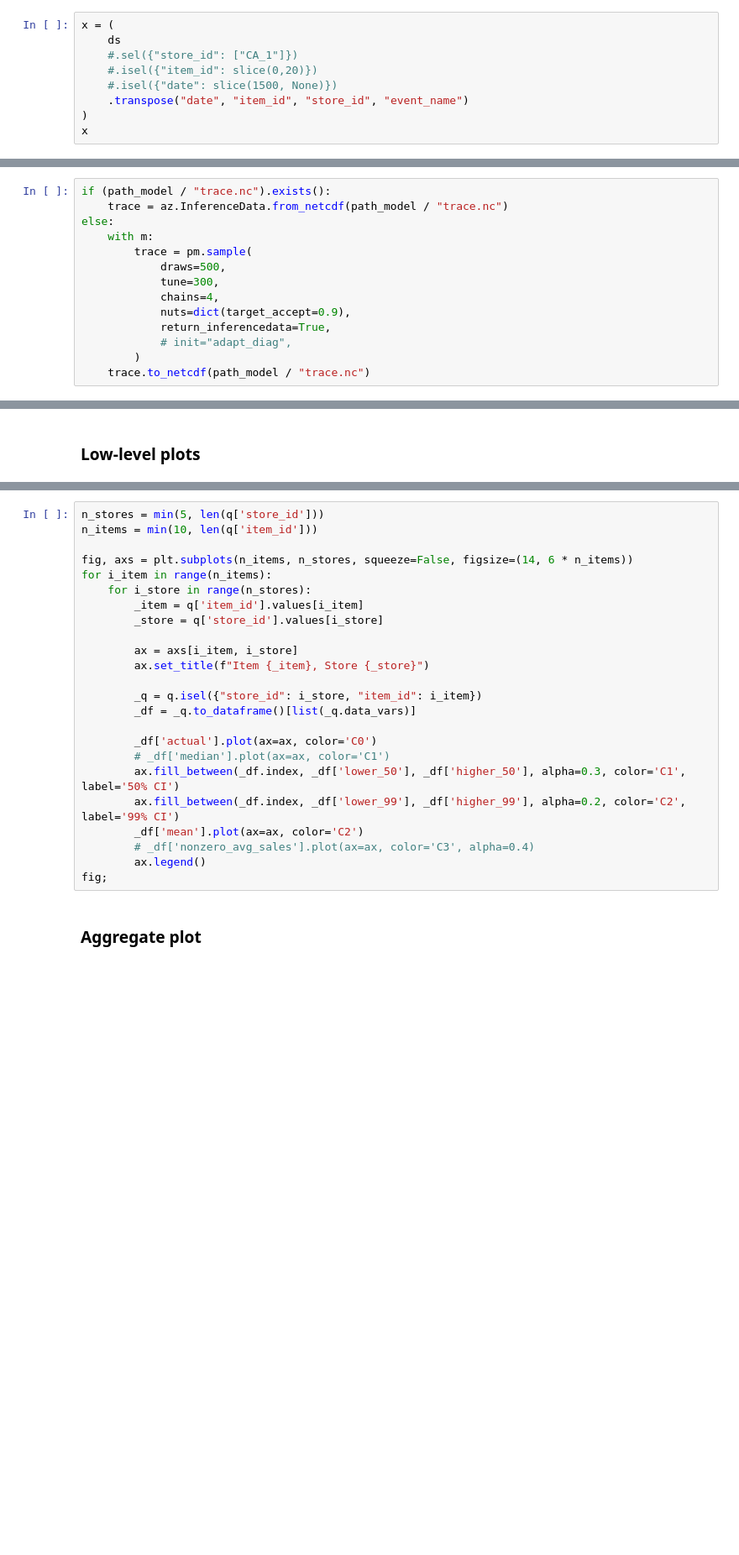
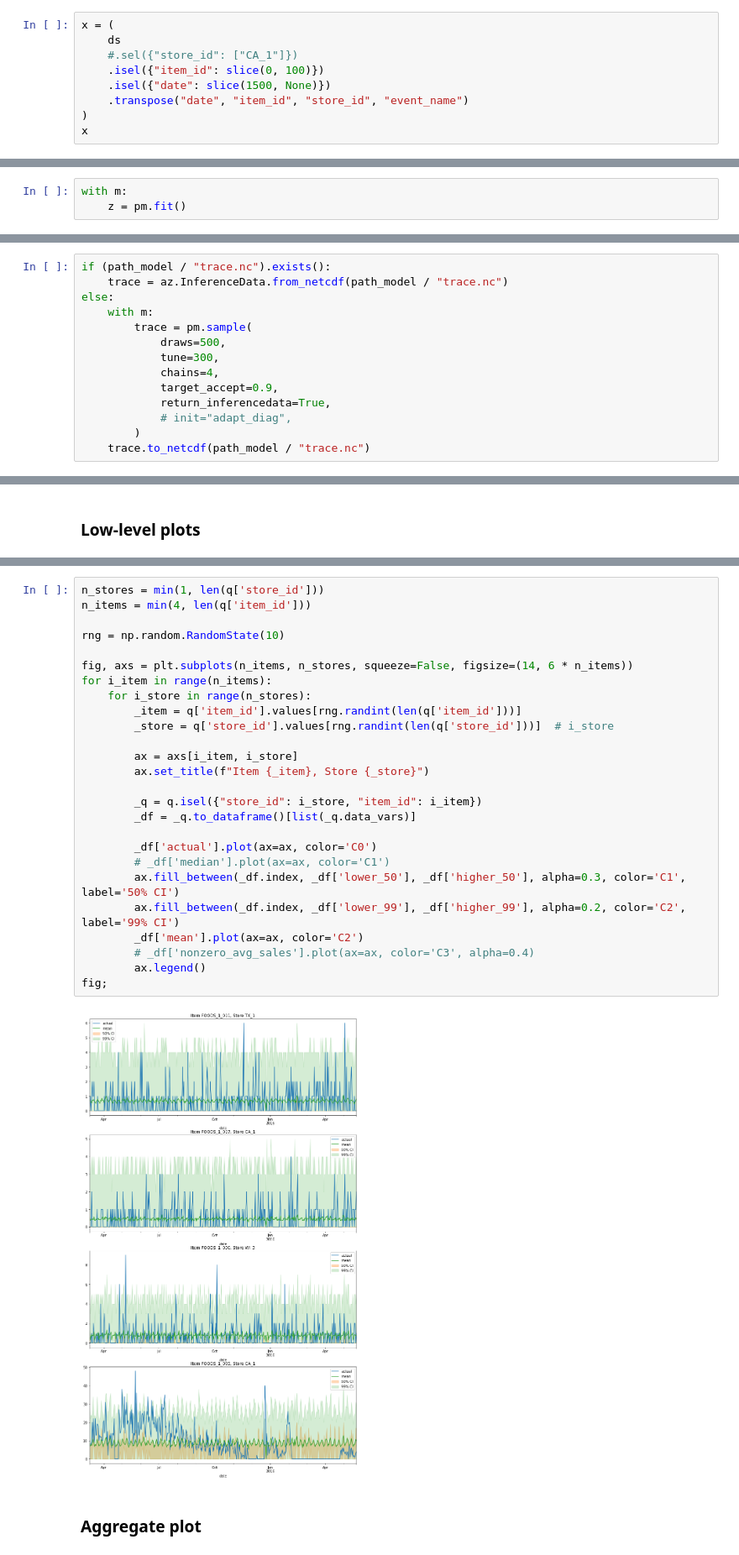
Before and after one commit to NowanIlfideme/m5-competition, a Jupyter notebook: nb/Model-v1.ipynb, the cells around one changed output, grey strips where cells are left out. Shown at 84% size. Saved outputs shown, nothing was run; the diff lists cells and outputs as text; blank space fills up the shorter version.

```diff
--- a/nb/Model-v1.ipynb
+++ b/nb/Model-v1.ipynb
@@ -54,8 +54,8 @@ Coordinates:
 x = (
     ds
     #.sel({"store_id": ["CA_1"]})
-    #.isel({"item_id": slice(0,20)})
-    #.isel({"date": slice(1500, None)})
+    .isel({"item_id": slice(0, 100)})
+    .isel({"date": slice(1500, None)})
     .transpose("date", "item_id", "store_id", "event_name")
 )
 x
@@ -181,3 +176,6 @@ except Exception as e:
 # %%
 path_model = __data__ / "model" / "v1"
 path_model.mkdir(exist_ok=True, parents=True)
+# %%
+with m:
+    z = pm.fit()
@@ -190,7 +218,7 @@ else:
             draws=500,
             tune=300,
             chains=4,
-            nuts=dict(target_accept=0.9),
+            target_accept=0.9,
             return_inferencedata=True,
             # init="adapt_diag",
         )
@@ -233,29 +302,33 @@ for iw in [50, 90, 99]:
     h = h.rename({"lower": f"lower_{iw}", "higher": f"higher_{iw}"})
     q = q.merge(h)
 # %%
-n_stores = min(5, len(q['store_id']))
-n_items = min(10, len(q['item_id']))
+n_stores = min(1, len(q['store_id']))
+n_items = min(4, len(q['item_id']))
+
+rng = np.random.RandomState(10)
 
 fig, axs = plt.subplots(n_items, n_stores, squeeze=False, figsize=(14, 6 * n_items))
 for i_item in range(n_items):
     for i_store in range(n_stores):
-        _item = q['item_id'].values[i_item]
-        _store = q['store_id'].values[i_store]
+        _item = q['item_id'].values[rng.randint(len(q['item_id']))]
+        _store = q['store_id'].values[rng.randint(len(q['store_id']))]  # i_store
 
         ax = axs[i_item, i_store]
         ax.set_title(f"Item {_item}, Store {_store}")
 
         _q = q.isel({"store_id": i_store, "item_id": i_item})
         _df = _q.to_dataframe()[list(_q.data_vars)]
 
         _df['actual'].plot(ax=ax, color='C0')
         # _df['median'].plot(ax=ax, color='C1')
         ax.fill_between(_df.index, _df['lower_50'], _df['higher_50'], alpha=0.3, color='C1', label='50% CI')
         ax.fill_between(_df.index, _df['lower_99'], _df['higher_99'], alpha=0.2, color='C2', label='99% CI')
         _df['mean'].plot(ax=ax, color='C2')
         # _df['nonzero_avg_sales'].plot(ax=ax, color='C3', alpha=0.4)
         ax.legend()
 fig;
+# %% [output]
+[figure, added]
 # %% [markdown]
 ### Aggregate plot
 # %%
```
Also changed, not shown: parts of 15 cells of this notebook, 4 other files.
